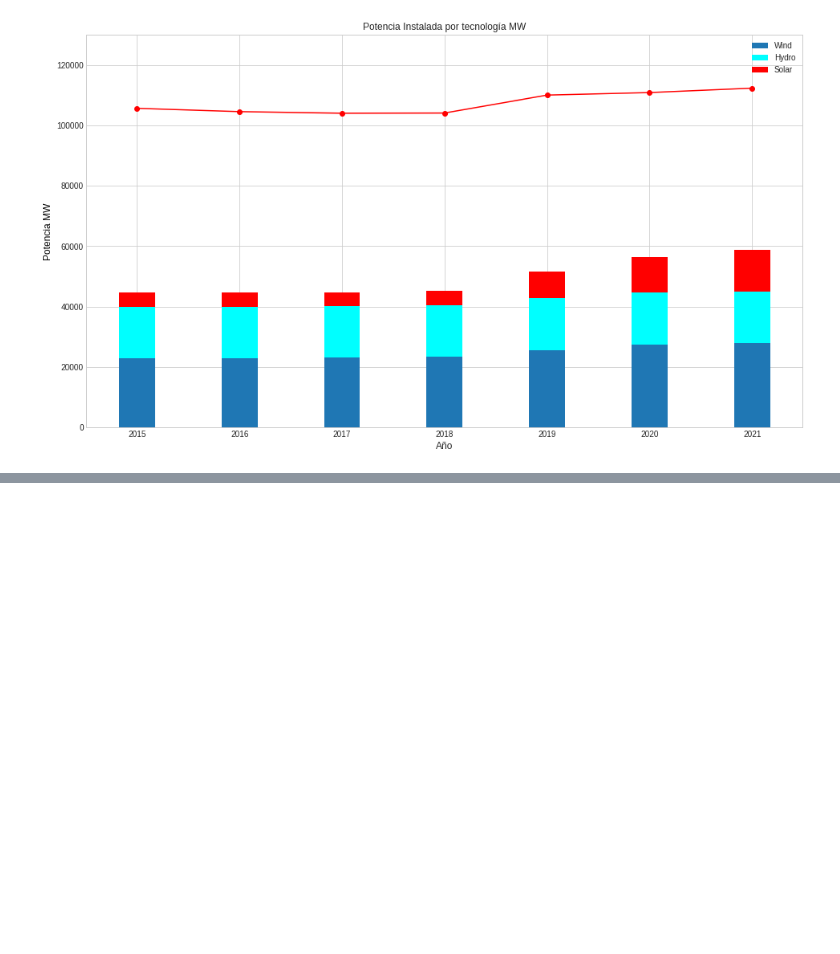
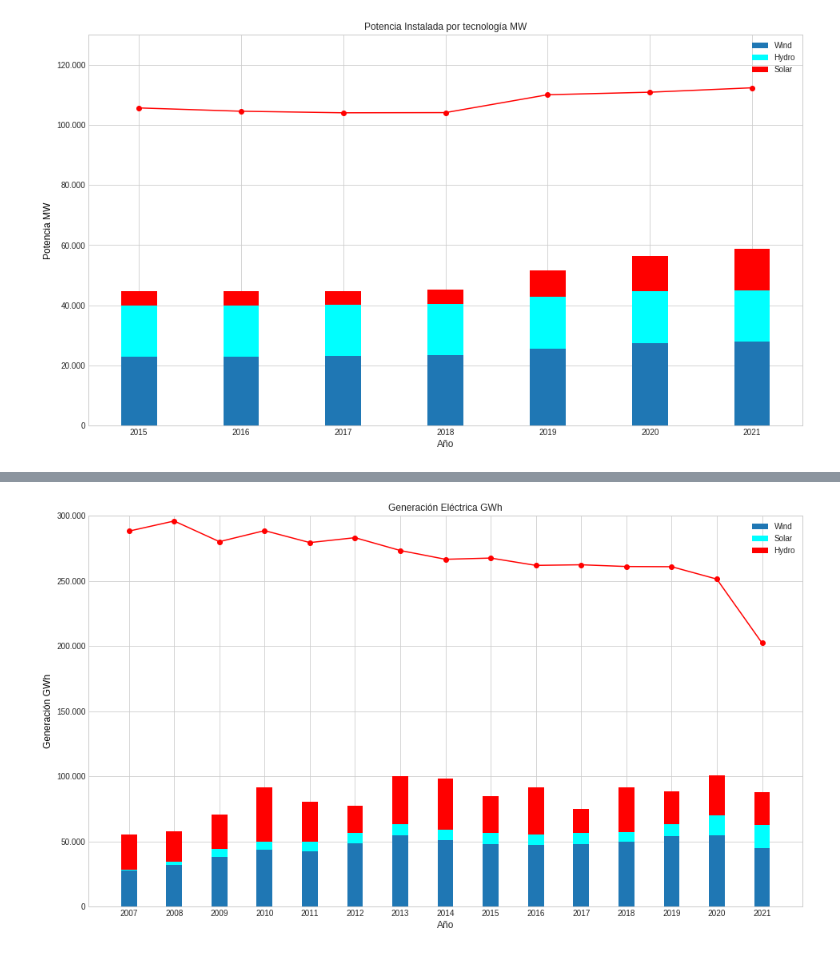
Before and after one commit to castorgit/Renewables-stats, a Jupyter notebook: Renewables_spain_increase.ipynb, the cells around one changed output, grey strips where cells are left out. Drawn from its saved outputs; the diff is of its cells as text; code cells hidden in the pictures; blank space fills up the shorter version.

Commit message:
new figure

```diff
--- a/Renewables_spain_increase.ipynb
+++ b/Renewables_spain_increase.ipynb
@@ -117,3 +117,7 @@ ax.legend()
 plt.show()
 # %% [output]
 [figure]
+# %%
+file_df = 'generation_spain_data'
+df = pd.read_csv(file_df +'.csv', header=0)
+df
@@ -119,0 +142,3 @@ plt.show()
+# %%
+df1 = df.set_index('Generación GWh').T.reset_index()
+df1.rename(columns={'index':'Year'}, inplace=True)
@@ -119,0 +165,30 @@ plt.show()
+# %%
+import matplotlib as mpl
+import locale
+locale.setlocale(locale.LC_TIME, 'es_ES.UTF-8')
+plt.rcParams['axes.formatter.use_locale'] = True
+plt.rcParams["figure.figsize"] = [16,9]
+
+fig,ax = plt.subplots()
+# make a plot
+ax.set_title('Generación Eléctrica GWh')
+ax.plot(df1['Year'],df1['Generación total'], color="red", marker="o")
+ax.set_ylim([0,300000])
+# set x-axis label
+ax.set_xlabel("Año",fontsize=12)
+# set y-axis label
+ax.set_ylabel("Generación GWh",color="black",fontsize=12)
+
+#ax.yaxis.set_major_formatter(mpl.ticker.StrMethodFormatter('{x:,.0f}'))
+
+width = 0.35
+ax.bar(df1['Year'], df1['Eólica'], width,  label='Wind')
+ax.bar(df1['Year'], df1['Solar fotovoltaica'], width,  label='Solar', bottom = df1['Eólica'], color='cyan')
+ax.bar(df1['Year'], df1['Hidráulica'], width,  bottom = (df1['Eólica']+df1['Solar fotovoltaica']),
+       label='Hydro', color='red')
+
+ax.legend()
+
+plt.show()
+# %% [output]
+[figure, added]
```
Also changed, not shown: parts of 7 cells of this notebook.
